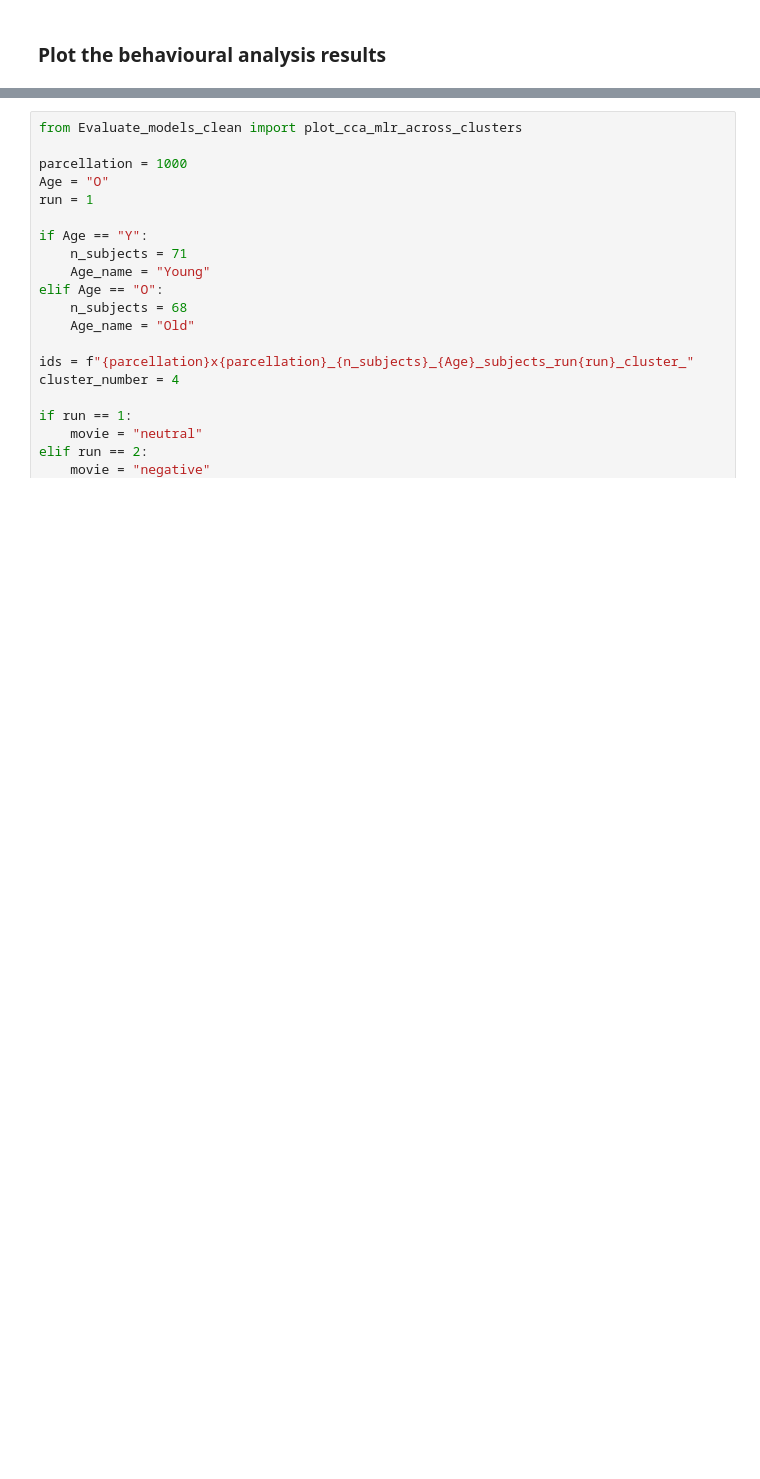
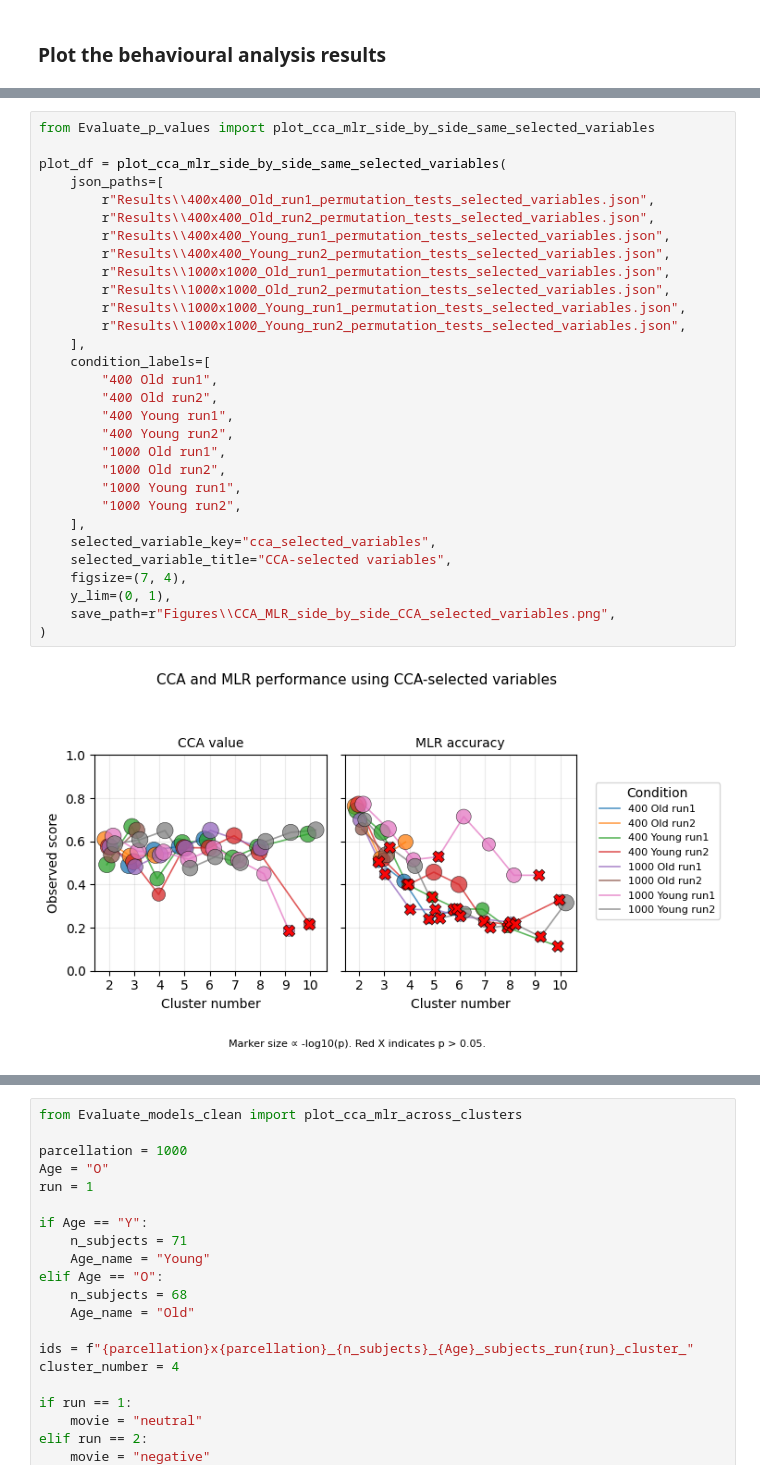
Before and after one commit to Oddrne/Master-Thesis-Autoencoder-and-UMAP-clustering-on-functional-connectivity, a Jupyter notebook: main.ipynb, the cells around one changed output, grey strips where cells are left out. Saved outputs shown, nothing was run; the diff lists cells and outputs as text; blank space fills up the shorter version.

```diff
--- a/main.ipynb
+++ b/main.ipynb
@@ -641,0 +776,32 @@ Saved permutation results to: Results\400x400_Young_run2_permutation_tests_selec
+# %%
+from Evaluate_p_values import plot_cca_mlr_side_by_side_same_selected_variables
+
+plot_df = plot_cca_mlr_side_by_side_same_selected_variables(
+    json_paths=[
+        r"Results\\400x400_Old_run1_permutation_tests_selected_variables.json",
+        r"Results\\400x400_Old_run2_permutation_tests_selected_variables.json",
+        r"Results\\400x400_Young_run1_permutation_tests_selected_variables.json",
+        r"Results\\400x400_Young_run2_permutation_tests_selected_variables.json",
+        r"Results\\1000x1000_Old_run1_permutation_tests_selected_variables.json",
+        r"Results\\1000x1000_Old_run2_permutation_tests_selected_variables.json",
+        r"Results\\1000x1000_Young_run1_permutation_tests_selected_variables.json",
+        r"Results\\1000x1000_Young_run2_permutation_tests_selected_variables.json",
+    ],
+    condition_labels=[
+        "400 Old run1",
+        "400 Old run2",
+        "400 Young run1",
+        "400 Young run2",
+        "1000 Old run1",
+        "1000 Old run2",
+        "1000 Young run1",
+        "1000 Young run2",
+    ],
+    selected_variable_key="cca_selected_variables",
+    selected_variable_title="CCA-selected variables",
+    figsize=(7, 4),
+    y_lim=(0, 1),
+    save_path=r"Figures\\CCA_MLR_side_by_side_CCA_selected_variables.png",
+)
+# %% [output]
+[figure, added]
```
Also changed, not shown: parts of 6 cells of this notebook, 24 other files.
